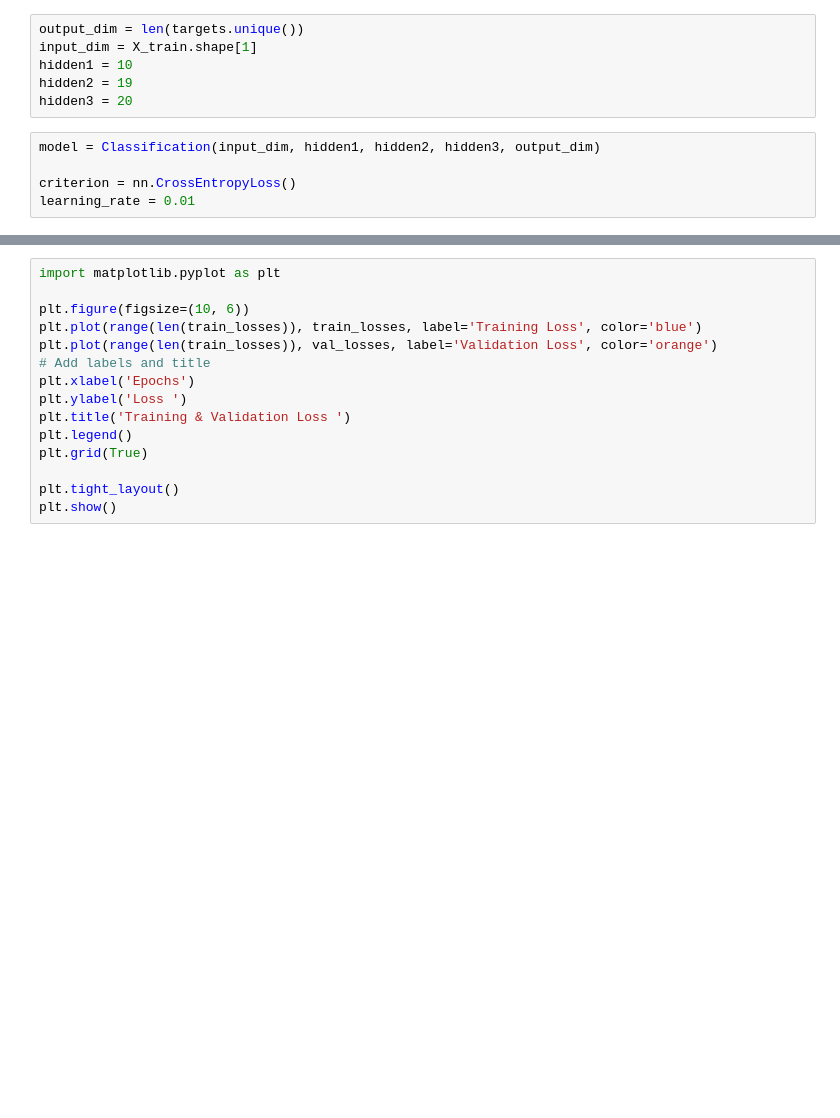
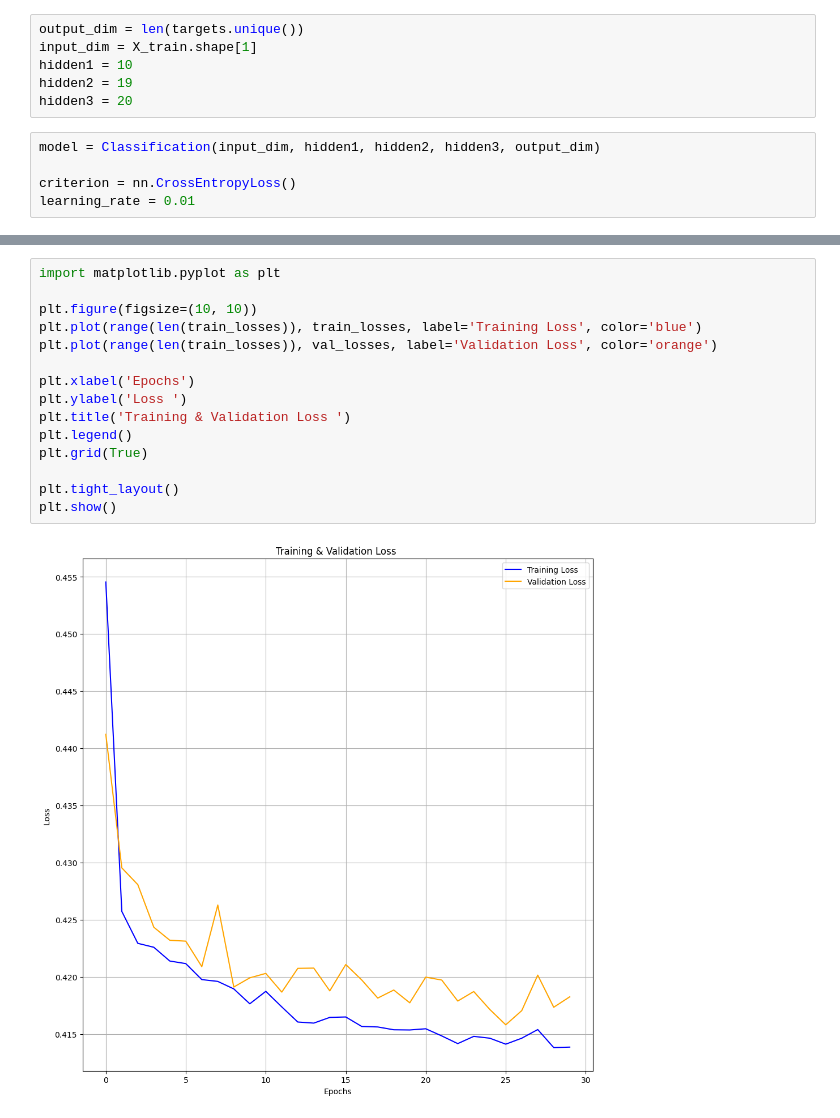
Before and after one commit to hamzatahirr/PAI_Final_Project, a Jupyter notebook: notebook.ipynb, the cells around one changed output, grey strips where cells are left out. Drawn from its saved outputs; the diff is of its cells as text; blank space fills up the shorter version.

Commit message:
Accuracy Graph Updates

```diff
--- a/notebook.ipynb
+++ b/notebook.ipynb
@@ -155,15 +173,17 @@ plt.show()
 # %%
 import matplotlib.pyplot as plt
 
-plt.figure(figsize=(10, 6))
+plt.figure(figsize=(10, 10))
 plt.plot(range(len(train_losses)), train_losses, label='Training Loss', color='blue')
 plt.plot(range(len(train_losses)), val_losses, label='Validation Loss', color='orange')
-# Add labels and title
+
 plt.xlabel('Epochs')
 plt.ylabel('Loss ')
 plt.title('Training & Validation Loss ')
 plt.legend()
 plt.grid(True)
 
 plt.tight_layout()
 plt.show()
+# %% [output]
+[figure, added]
```
Also changed, not shown: parts of 6 cells of this notebook.
